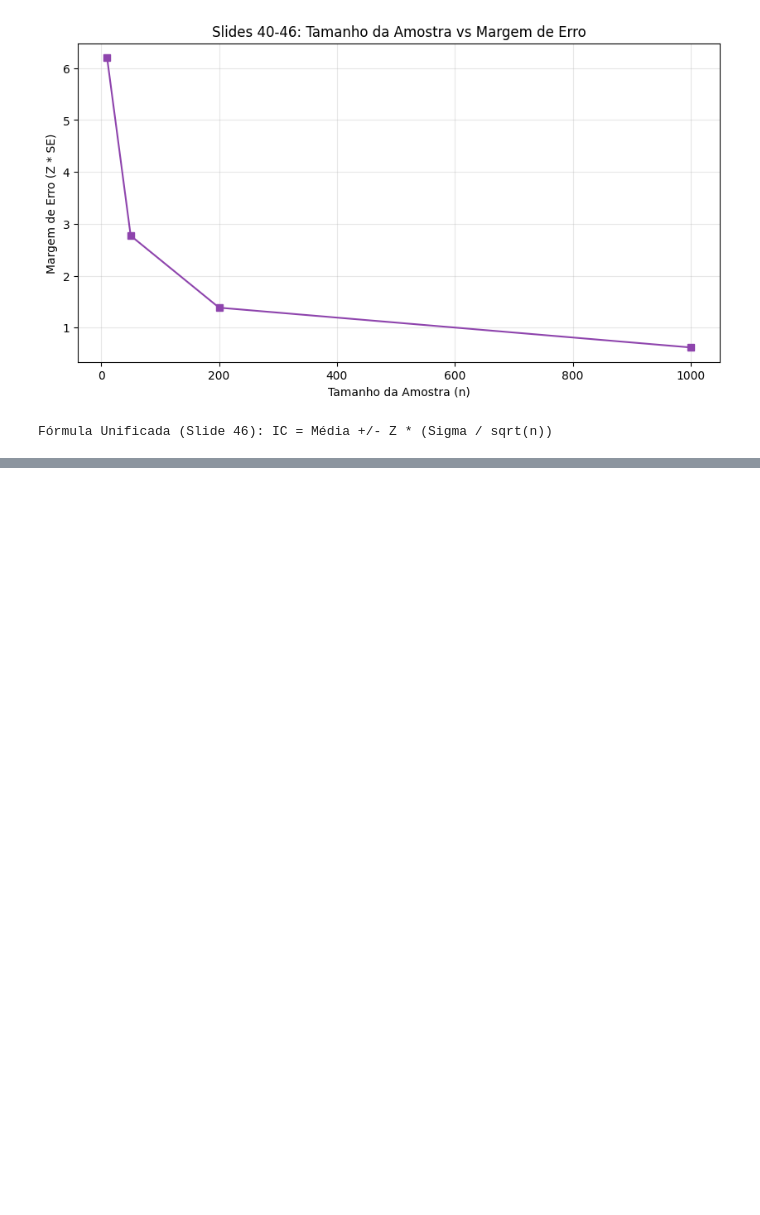
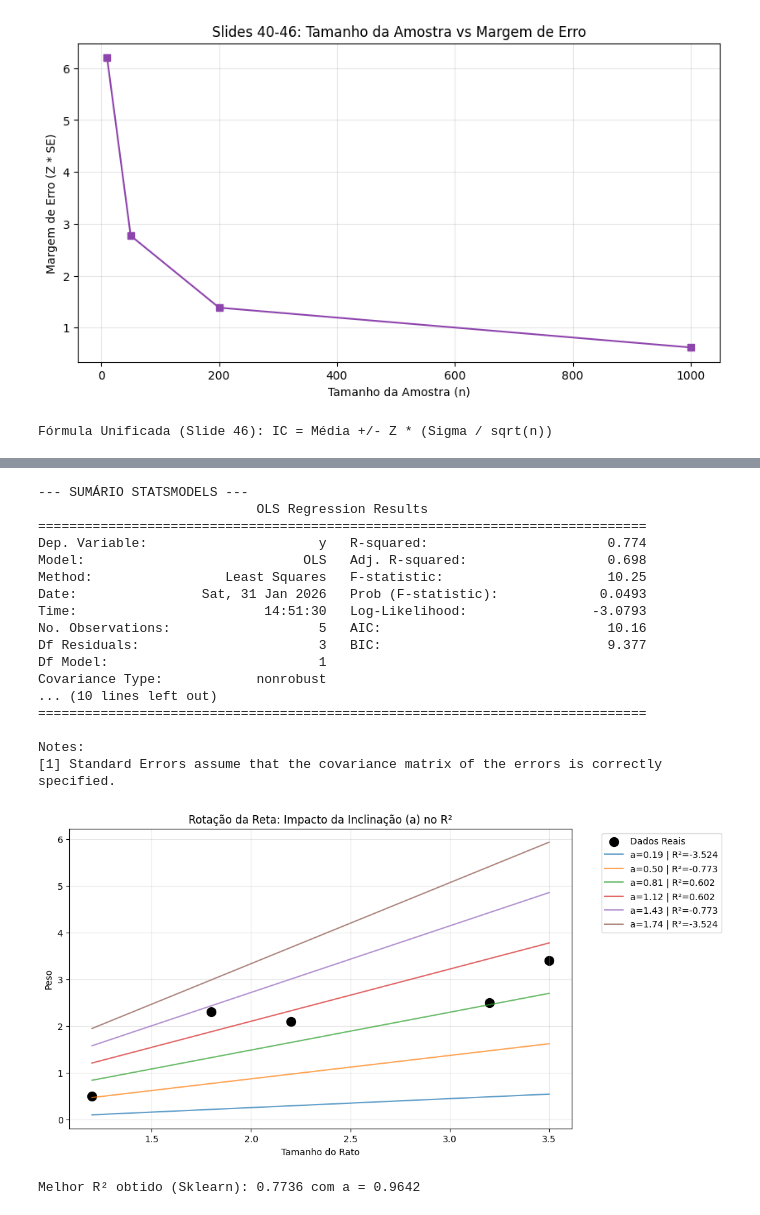
Before and after one commit to ofranbraga/atividades_matematica_computacional, a Jupyter notebook: atividade_2.2.ipynb, the cells around one changed output, grey strips where cells are left out. Saved outputs shown, nothing was run; the diff lists cells and outputs as text; code cells hidden in the pictures; blank space fills up the shorter version.

```diff
--- a/atividade_2.2.ipynb
+++ b/atividade_2.2.ipynb
@@ -307,0 +316,67 @@ Fórmula Unificada (Slide 46): IC = Média +/- Z * (Sigma / sqrt(n))
+# %%
+import numpy as np
+import matplotlib.pyplot as plt
+from sklearn.linear_model import LinearRegression
+import statsmodels.api as sm
+from sklearn.metrics import r2_score
+
+# 1. Dados do Exemplo (Slide StatQuest)
+tamanho_rato = np.array([1.2, 1.8, 2.2, 3.2, 3.5]).reshape(-1, 1)
+peso_rato = np.array([0.5, 2.3, 2.1, 2.5, 3.4])
+
+# 2. Regressão com Scikit-Learn (Melhor Ajuste)
+modelo_sk = LinearRegression()
+modelo_sk.fit(tamanho_rato, peso_rato)
+a_otimo = modelo_sk.coef_[0]
+b_fixo = modelo_sk.intercept_
+r2_otimo = modelo_sk.score(tamanho_rato, peso_rato)
+
+# 3. Estatísticas com Statsmodels
+X_stat = sm.add_constant(tamanho_rato) # Adiciona o intercepto
+modelo_sm = sm.OLS(peso_rato, X_stat).fit()
+print("--- SUMÁRIO STATSMODELS ---")
+print(modelo_sm.summary())
+
+# 4. Gerando 6 diferentes 'a's (rotações) a partir do 'a' ótimo
+variacao_a = np.linspace(a_otimo * 0.2, a_otimo * 1.8, 6)
+
+# 5. Plotagem das Retas e Cálculo de R2
+plt.figure(figsize=(10, 6))
+plt.scatter(tamanho_rato, peso_rato, color='black', s=100, label='Dados Reais')
+
+for a in variacao_a:
+    y_pred = a * tamanho_rato.flatten() + b_fixo
+    r2_atual = r2_score(peso_rato, y_pred)
+
+    # Destaca a melhor reta
+    label_text = f'a={a:.2f} | R²={r2_atual:.3f}'
+    plt.plot(tamanho_rato, y_pred, label=label_text, alpha=0.7)
+
+plt.title("Rotação da Reta: Impacto da Inclinação (a) no R²")
+plt.xlabel("Tamanho do Rato")
+plt.ylabel("Peso")
+plt.legend(bbox_to_anchor=(1.05, 1), loc='upper left')
+plt.grid(True, alpha=0.3)
+plt.show()
+
+print(f"\nMelhor R² obtido (Sklearn): {r2_otimo:.4f} com a = {a_otimo:.4f}")
+# %% [output]
+--- SUMÁRIO STATSMODELS ---
+                            OLS Regression Results
+==============================================================================
+Dep. Variable:                      y   R-squared:                       0.774
+Model:                            OLS   Adj. R-squared:                  0.698
+Method:                 Least Squares   F-statistic:                     10.25
+Date:                Sat, 31 Jan 2026   Prob (F-statistic):             0.0493
+Time:                        14:51:30   Log-Likelihood:                -3.0793
+No. Observations:                   5   AIC:                             10.16
+Df Residuals:                       3   BIC:                             9.377
+Df Model:                           1
+Covariance Type:            nonrobust
+... (10 lines left out)
+==============================================================================
+
+Notes:
+[1] Standard Errors assume that the covariance matrix of the errors is correctly specified.
+[figure, added]
+Melhor R² obtido (Sklearn): 0.7736 com a = 0.9642
```
Also changed, not shown: parts of 5 cells of this notebook.
